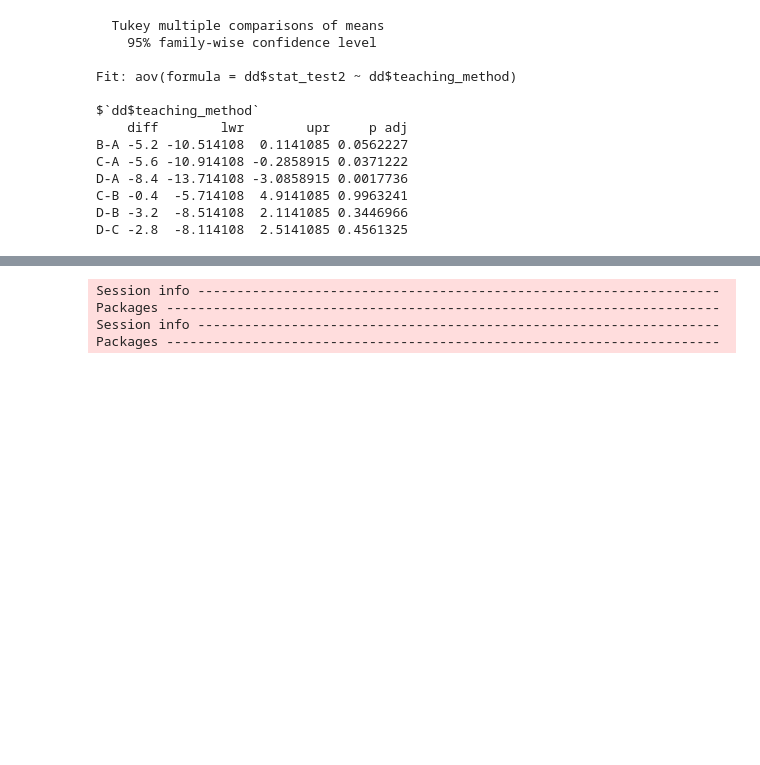
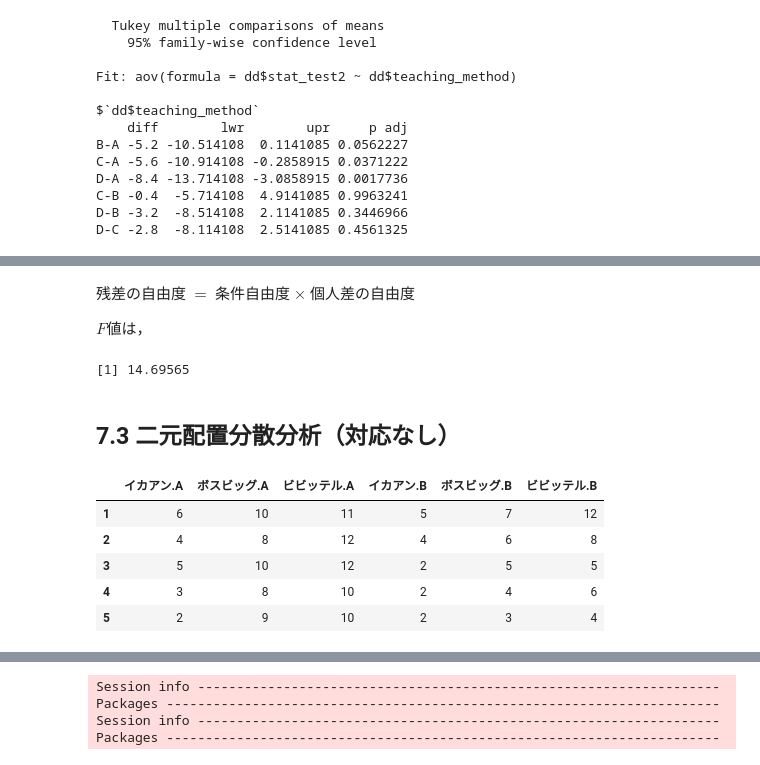
Before and after one commit to whatalnk/r-easy-stat, a Jupyter notebook: Chap07.ipynb, the cells around one changed output, grey strips where cells are left out. Cells and saved outputs as stored; diff of their text form; code cells hidden in the pictures; blank space fills up the shorter version.

```diff
--- a/Chap07.ipynb
+++ b/Chap07.ipynb
@@ -448,0 +581,20 @@ D-C -2.8  -8.114108  2.5141085 0.4561325
+# %% [markdown]
+残差の自由度 $=$ 条件自由度 $\times$ 個人差の自由度
+
+$F$値は，
+# %%
+(subject_sq_sum / (3 - 1)) / (residuals_sq_sum / ((3 - 1) * (5 - 1)))
+# %% [output]
+[1] 14.69565
+# %% [markdown]
+## 7.3 二元配置分散分析（対応なし）
+# %%
+d3 <- read_csv("chap07_3.csv", locale = locale(encoding="CP932"))
+d3
+# %% [output]
+|  | イカアン.A | ボスビッグ.A | ビビッテル.A | イカアン.B | ボスビッグ.B | ビビッテル.B |
+| 1 | 6 | 10 | 11 | 5 | 7 | 12 |
+| 2 | 4 | 8 | 12 | 4 | 6 | 8 |
+| 3 | 5 | 10 | 12 | 2 | 5 | 5 |
+| 4 | 3 | 8 | 10 | 2 | 4 | 6 |
+| 5 | 2 | 9 | 10 | 2 | 3 | 4 |
```
Also changed, not shown: parts of 27 cells of this notebook, 2 other files.
